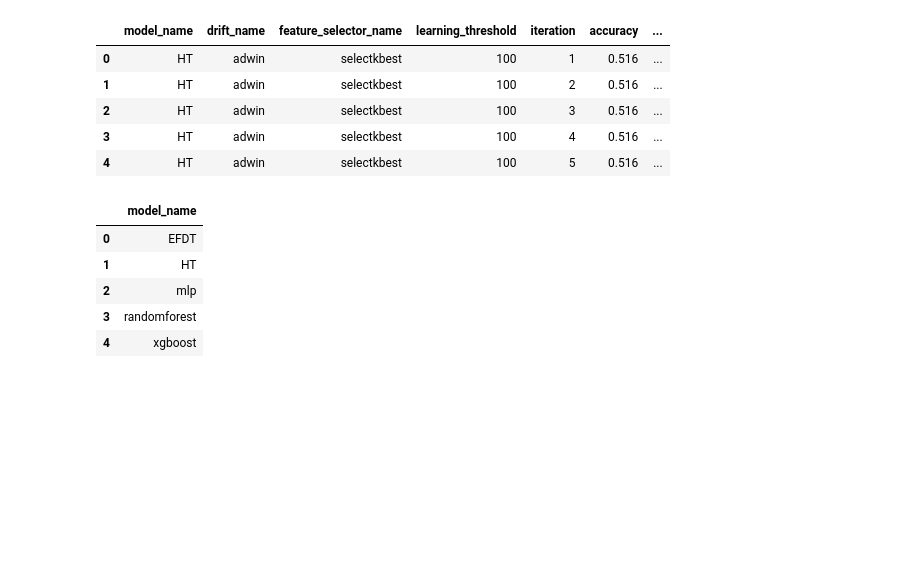
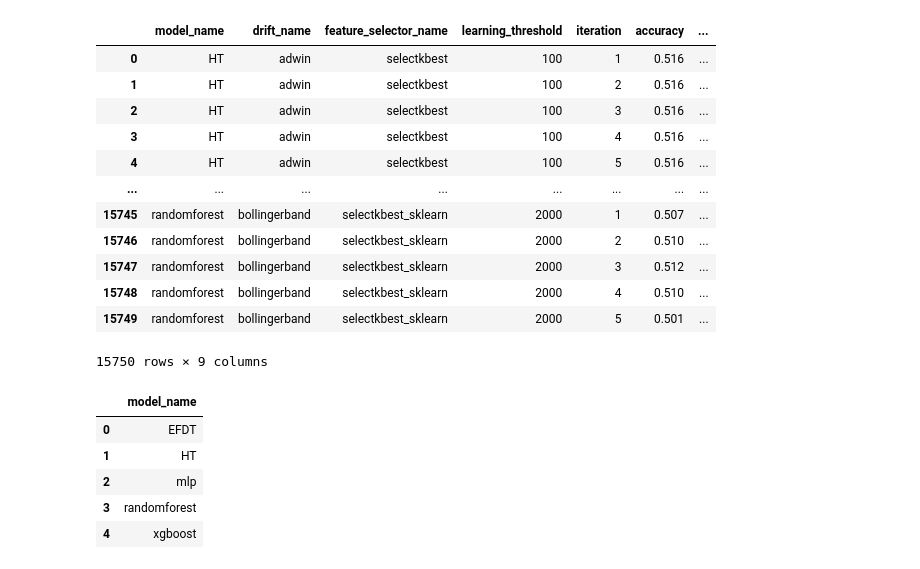
Before and after one commit to wiktorzakmateusz/data_stream_stocks, a Jupyter notebook: Stock_Data_Classification_results_analysis.ipynb, the cells around one changed output. Drawn from its saved outputs; the diff is of its cells as text; code cells hidden in the pictures; blank space fills up the shorter version.

```diff
--- a/Stock_Data_Classification_results_analysis.ipynb
+++ b/Stock_Data_Classification_results_analysis.ipynb
@@ -8,15 +8,22 @@ import pandas as pd
 results_df = pd.read_csv('results_df.csv')
 results_df.loc[results_df['model_name'] == 'extremelyfastdecisiontreeclassifier', 'model_name'] = 'EFDT'
 results_df.loc[results_df['model_name'] == 'hoeffdingtreeclassifier', 'model_name'] = 'HT'
-# %%
-results_df.head(5)
-# %% [output]
-|  | model_name | drift_name | feature_selector_name | learning_threshold | iteration | accuracy | ... |
-| 0 | HT | adwin | selectkbest | 100 | 1 | 0.516 | ... |
-| 1 | HT | adwin | selectkbest | 100 | 2 | 0.516 | ... |
-| 2 | HT | adwin | selectkbest | 100 | 3 | 0.516 | ... |
-| 3 | HT | adwin | selectkbest | 100 | 4 | 0.516 | ... |
-| 4 | HT | adwin | selectkbest | 100 | 5 | 0.516 | ... |
+# %%
+results_df
+# %% [output]
+|  | model_name | drift_name | feature_selector_name | learning_threshold | iteration | accuracy | ... |
+| 0 | HT | adwin | selectkbest | 100 | 1 | 0.516 | ... |
+| 1 | HT | adwin | selectkbest | 100 | 2 | 0.516 | ... |
+| 2 | HT | adwin | selectkbest | 100 | 3 | 0.516 | ... |
+| 3 | HT | adwin | selectkbest | 100 | 4 | 0.516 | ... |
+| 4 | HT | adwin | selectkbest | 100 | 5 | 0.516 | ... |
+| ... | ... | ... | ... | ... | ... | ... | ... |
+| 15745 | randomforest | bollingerband | selectkbest_sklearn | 2000 | 1 | 0.507 | ... |
+| 15746 | randomforest | bollingerband | selectkbest_sklearn | 2000 | 2 | 0.510 | ... |
+| 15747 | randomforest | bollingerband | selectkbest_sklearn | 2000 | 3 | 0.512 | ... |
+| 15748 | randomforest | bollingerband | selectkbest_sklearn | 2000 | 4 | 0.510 | ... |
+| 15749 | randomforest | bollingerband | selectkbest_sklearn | 2000 | 5 | 0.501 | ... |
+15750 rows × 9 columns
 # %%
 sqldf('''
 
```
Also changed, not shown: parts of 5 cells of this notebook, 16 other files.
